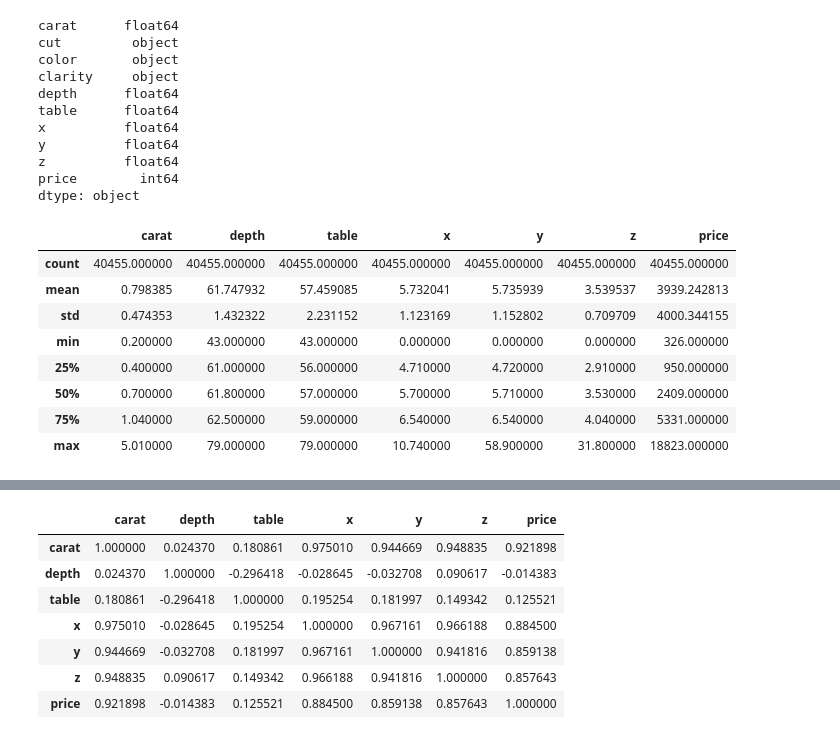
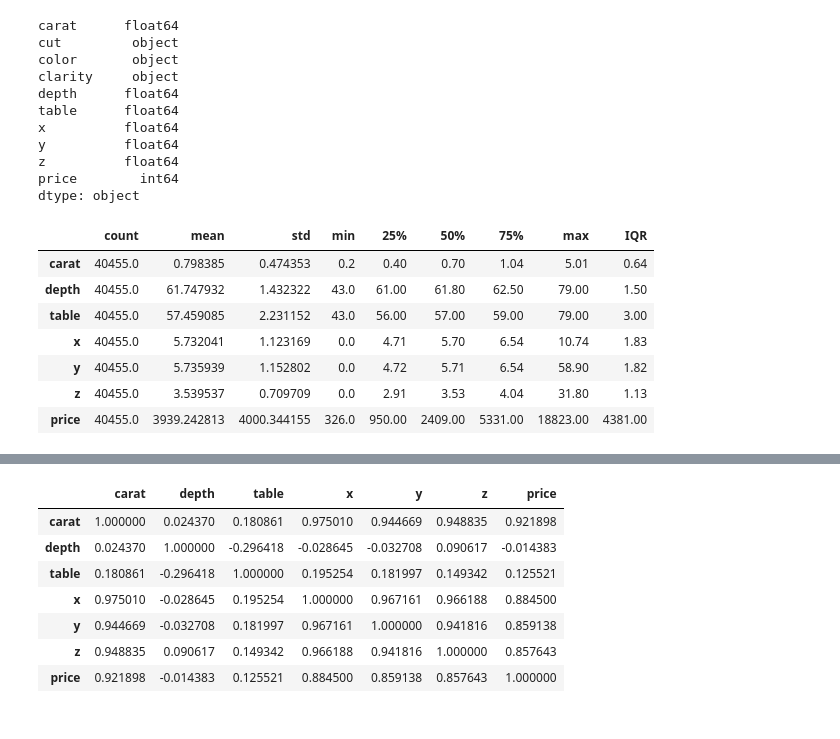
Before and after one commit to jgph91/-Kaggle-competition-Diamonds, a Jupyter notebook: Testing.ipynb, the cells around one changed output, grey strips where cells are left out. Cells and saved outputs as stored; diff of their text form; code cells hidden in the pictures.

```diff
--- a/Testing.ipynb
+++ b/Testing.ipynb
@@ -50,15 +64,17 @@ y          float64
 z          float64
 price        int64
 dtype: object
-# %%
-data.describe()
-# %% [output]
-|  | carat | depth | table | x | y | z | price |
-| count | 40455.000000 | 40455.000000 | 40455.000000 | 40455.000000 | 40455.000000 | 40455.000000 | 40455.000000 |
-| mean | 0.798385 | 61.747932 | 57.459085 | 5.732041 | 5.735939 | 3.539537 | 3939.242813 |
-| std | 0.474353 | 1.432322 | 2.231152 | 1.123169 | 1.152802 | 0.709709 | 4000.344155 |
-| min | 0.200000 | 43.000000 | 43.000000 | 0.000000 | 0.000000 | 0.000000 | 326.000000 |
-| 25% | 0.400000 | 61.000000 | 56.000000 | 4.710000 | 4.720000 | 2.910000 | 950.000000 |
-| 50% | 0.700000 | 61.800000 | 57.000000 | 5.700000 | 5.710000 | 3.530000 | 2409.000000 |
-| 75% | 1.040000 | 62.500000 | 59.000000 | 6.540000 | 6.540000 | 4.040000 | 5331.000000 |
-| max | 5.010000 | 79.000000 | 79.000000 | 10.740000 | 58.900000 | 31.800000 | 18823.000000 |
+# %%
+# [carat] max value abnormally high compared to the mean an 75% quartile
+stats = data.describe().T
+stats['IQR'] = stats['75%'] - stats['25%']
+stats
+# %% [output]
+|  | count | mean | std | min | 25% | 50% | 75% | max | IQR |
+| carat | 40455.0 | 0.798385 | 0.474353 | 0.2 | 0.40 | 0.70 | 1.04 | 5.01 | 0.64 |
+| depth | 40455.0 | 61.747932 | 1.432322 | 43.0 | 61.00 | 61.80 | 62.50 | 79.00 | 1.50 |
+| table | 40455.0 | 57.459085 | 2.231152 | 43.0 | 56.00 | 57.00 | 59.00 | 79.00 | 3.00 |
+| x | 40455.0 | 5.732041 | 1.123169 | 0.0 | 4.71 | 5.70 | 6.54 | 10.74 | 1.83 |
+| y | 40455.0 | 5.735939 | 1.152802 | 0.0 | 4.72 | 5.71 | 6.54 | 58.90 | 1.82 |
+| z | 40455.0 | 3.539537 | 0.709709 | 0.0 | 2.91 | 3.53 | 4.04 | 31.80 | 1.13 |
+| price | 40455.0 | 3939.242813 | 4000.344155 | 326.0 | 950.00 | 2409.00 | 5331.00 | 18823.00 | 4381.00 |
```
Also changed, not shown: parts of 20 cells of this notebook, 12 other files.
